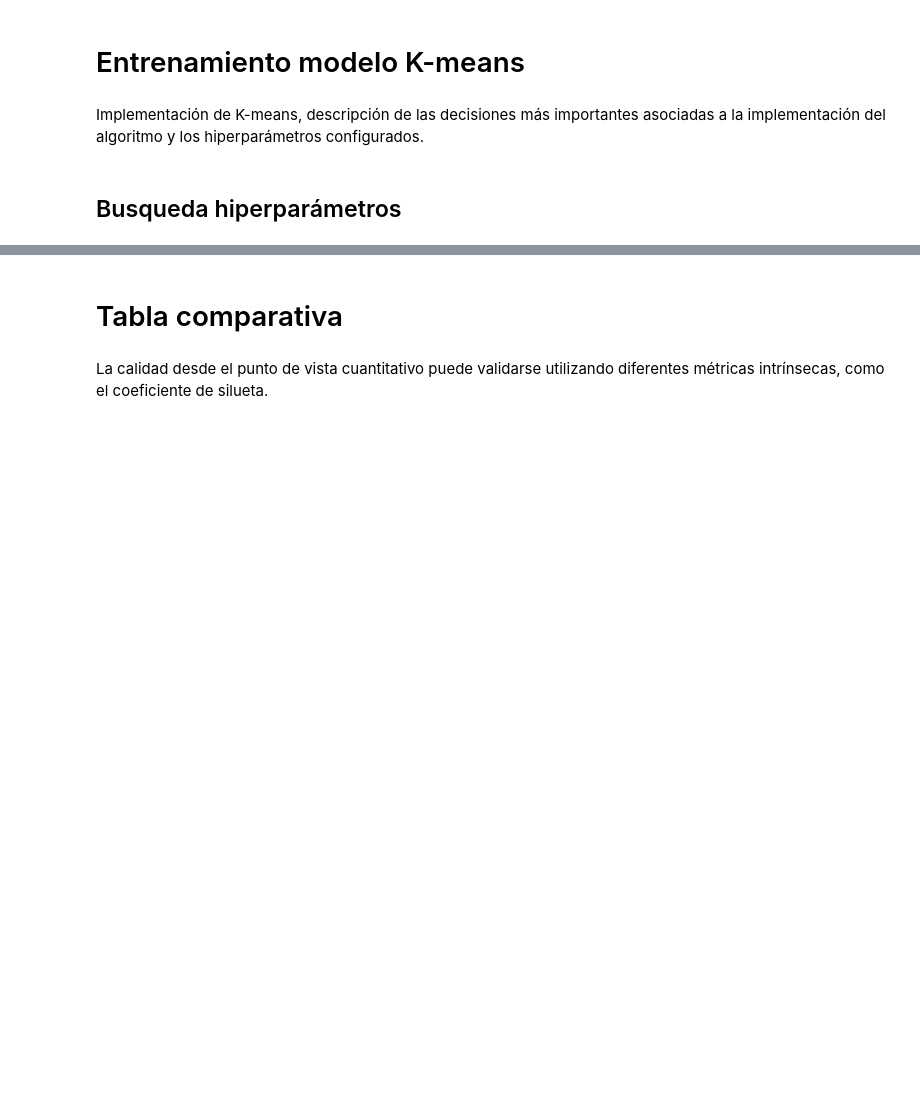
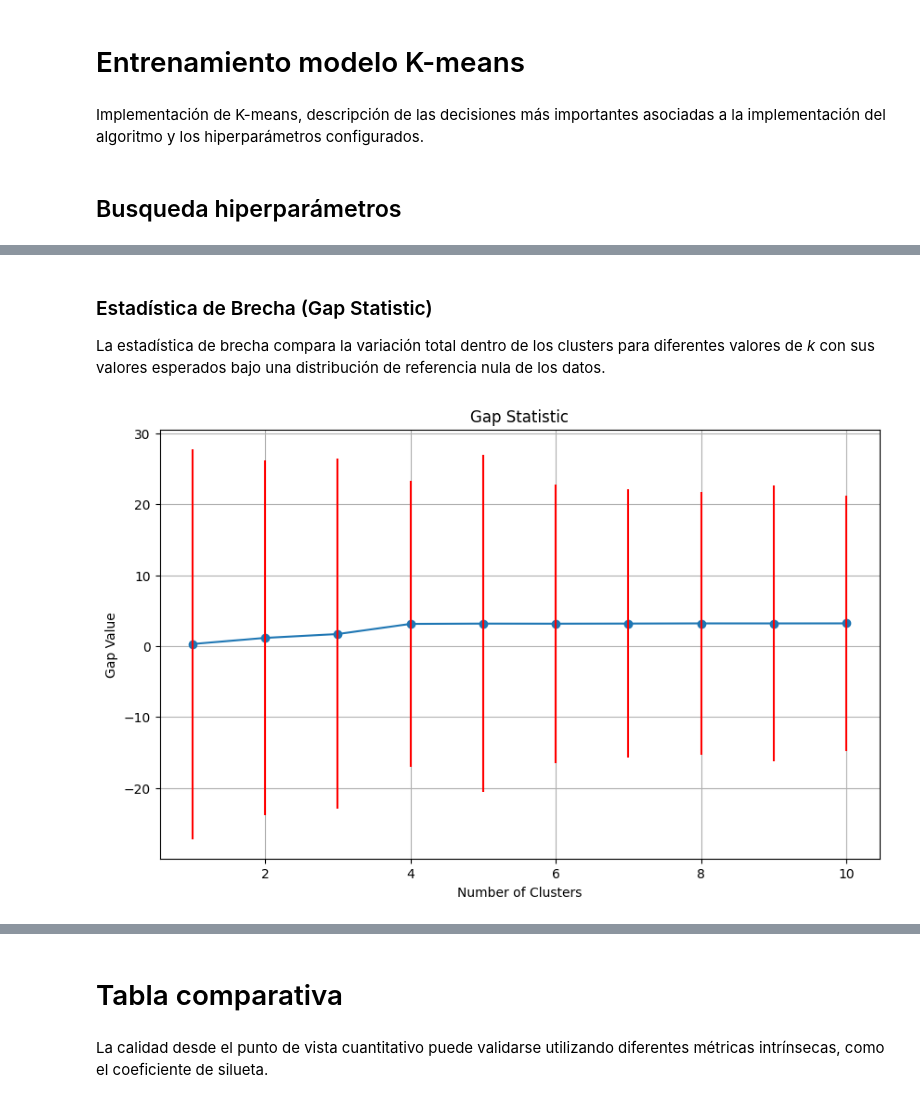
Before and after one commit to j4vierb/FinanzasAlpes-lab2, a Jupyter notebook: v1.ipynb, the cells around one changed output, grey strips where cells are left out. Cells and saved outputs as stored; diff of their text form; code cells hidden in the pictures; blank space fills up the shorter version.

```diff
--- a/v1.ipynb
+++ b/v1.ipynb
@@ -530,0 +583,52 @@ Implementación de K-means, descripción de las decisiones más importantes asoc
+# %% [markdown]
+### Estadística de Brecha (Gap Statistic)
+
+La estadística de brecha compara la variación total dentro de los clusters para diferentes valores de *k* con sus valores esperados bajo una distribución de referencia nula de los datos.
+# %%
+from sklearn.cluster import KMeans
+from sklearn.metrics import pairwise_distances
+import numpy as np
+
+def compute_gap_statistic(X, max_clusters=10, n_refs=10):
+    gaps = []
+    sds = []
+
+    # Generar datasets de referencia
+    ref_data = np.random.rand(n_refs, X.shape[0], X.shape[1])
+
+    for k in range(1, max_clusters + 1):
+        # Fit K-means
+        kmeans = KMeans(n_clusters=k, random_state=42)
+        kmeans.fit(X)
+        orig_wcss = kmeans.inertia_
+
+        # Calcular WCSS
+        ref_wcss = []
+        for ref in ref_data:
+            kmeans.fit(ref)
+            ref_wcss.append(kmeans.inertia_)
+
+        # Calcular gap estadistico
+        gap = np.log(np.mean(ref_wcss)) - np.log(orig_wcss)
+        gaps.append(gap)
+
+        # Calcular la desviacion estandar
+        sd = np.sqrt(np.var(ref_wcss))
+        sds.append(sd)
+
+    return gaps, sds
+
+# Computar el  gap estadistico
+gaps, sds = compute_gap_statistic(transformed_df[not_f])
+
+# Plot el gap estadistico
+plt.figure(figsize=(10, 6))
+plt.plot(range(1, max_clusters + 1), gaps, marker='o')
+plt.errorbar(range(1, max_clusters + 1), gaps, yerr=sds, fmt='none', ecolor='red')
+plt.title('Gap Statistic')
+plt.xlabel('Number of Clusters')
+plt.ylabel('Gap Value')
+plt.grid(True)
+plt.show()
+# %% [output]
+[figure, added]
```
Also changed, not shown: parts of 14 cells of this notebook.
